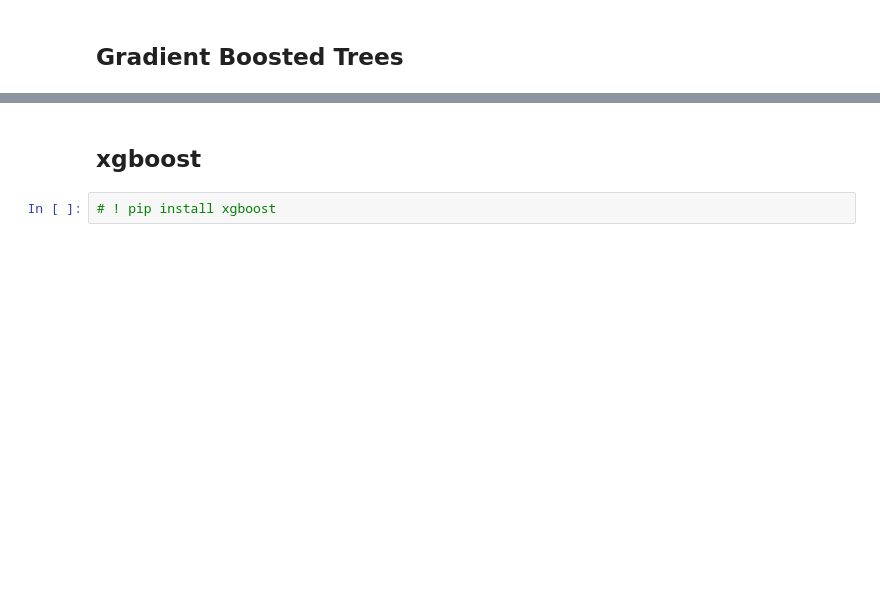
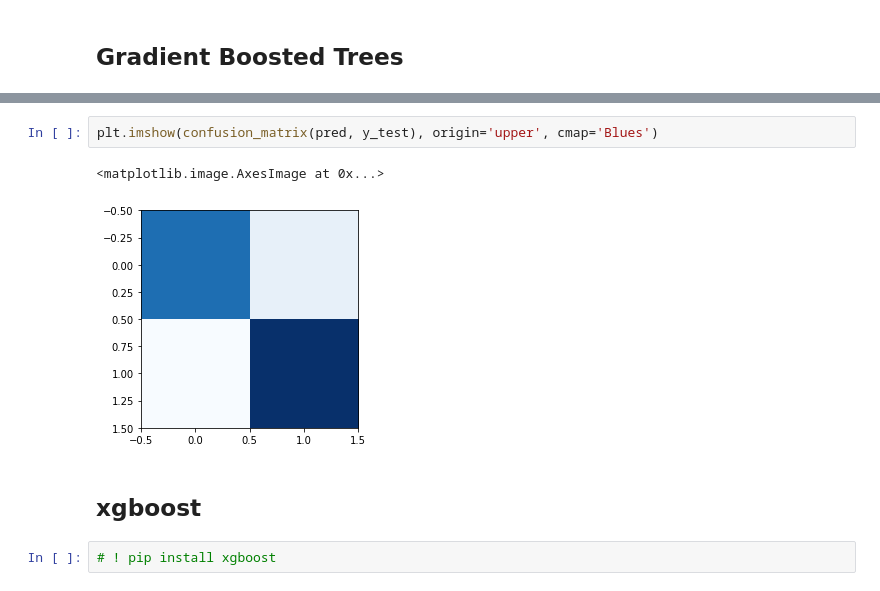
Before and after one commit to jwuphysics/HI-diversity, a Jupyter notebook: notebook/survey/02. Predicting detectability of NSA x ALFALFA survey.ipynb, the cells around one changed output, grey strips where cells are left out. Saved outputs shown, nothing was run; the diff lists cells and outputs as text; blank space fills up the shorter version.

```diff
--- a/notebook/survey/02. Predicting detectability of NSA x ALFALFA survey.ipynb
+++ b/notebook/survey/02. Predicting detectability of NSA x ALFALFA survey.ipynb
@@ -156,3 +170,8 @@ score
+# %%
+plt.imshow(confusion_matrix(pred, y_test), origin='upper', cmap='Blues')
+# %% [output]
+<matplotlib.image.AxesImage at 0x...>
+[figure, added]
 # %% [markdown]
 ## xgboost
 # %%
```
Also changed, not shown: parts of 38 cells of this notebook.
